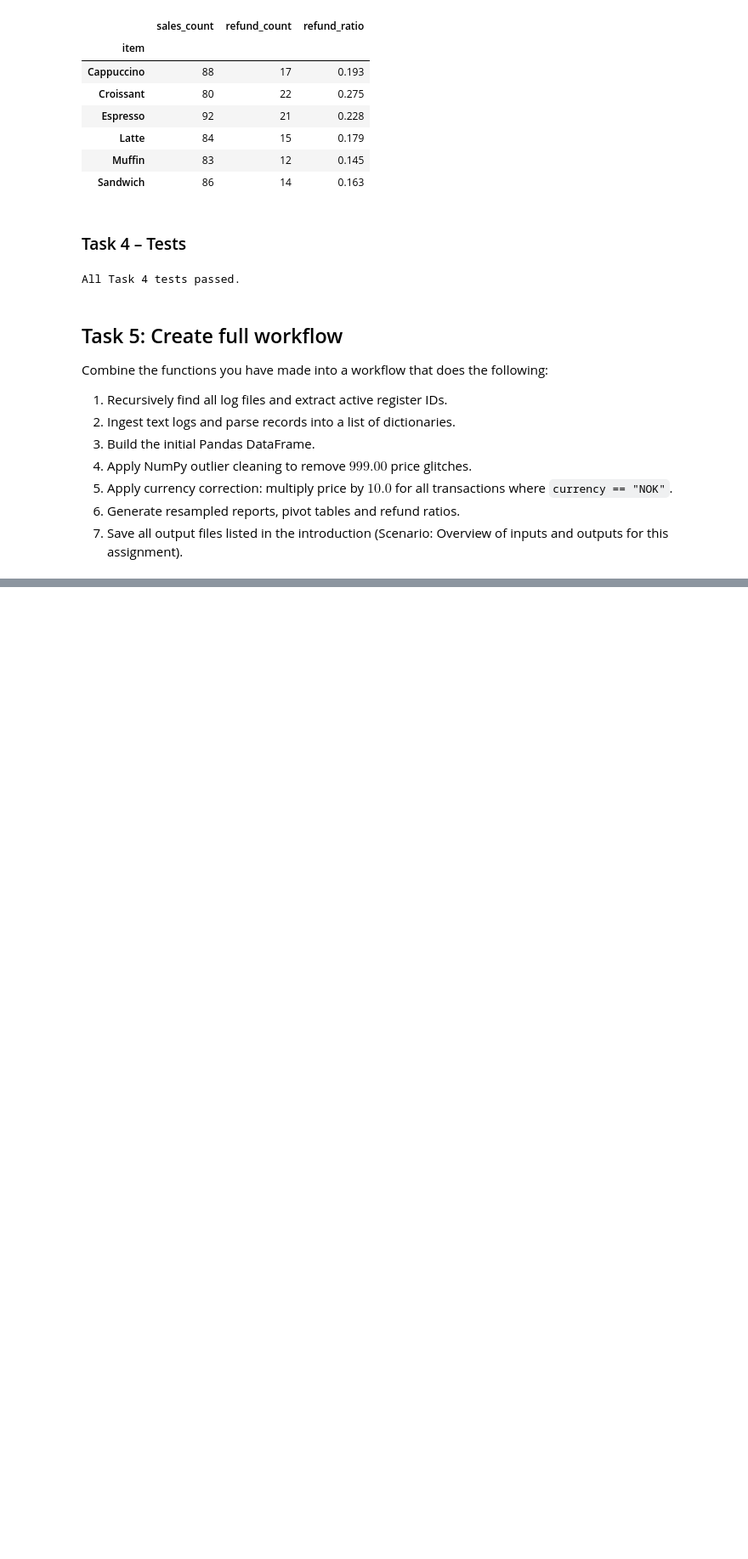
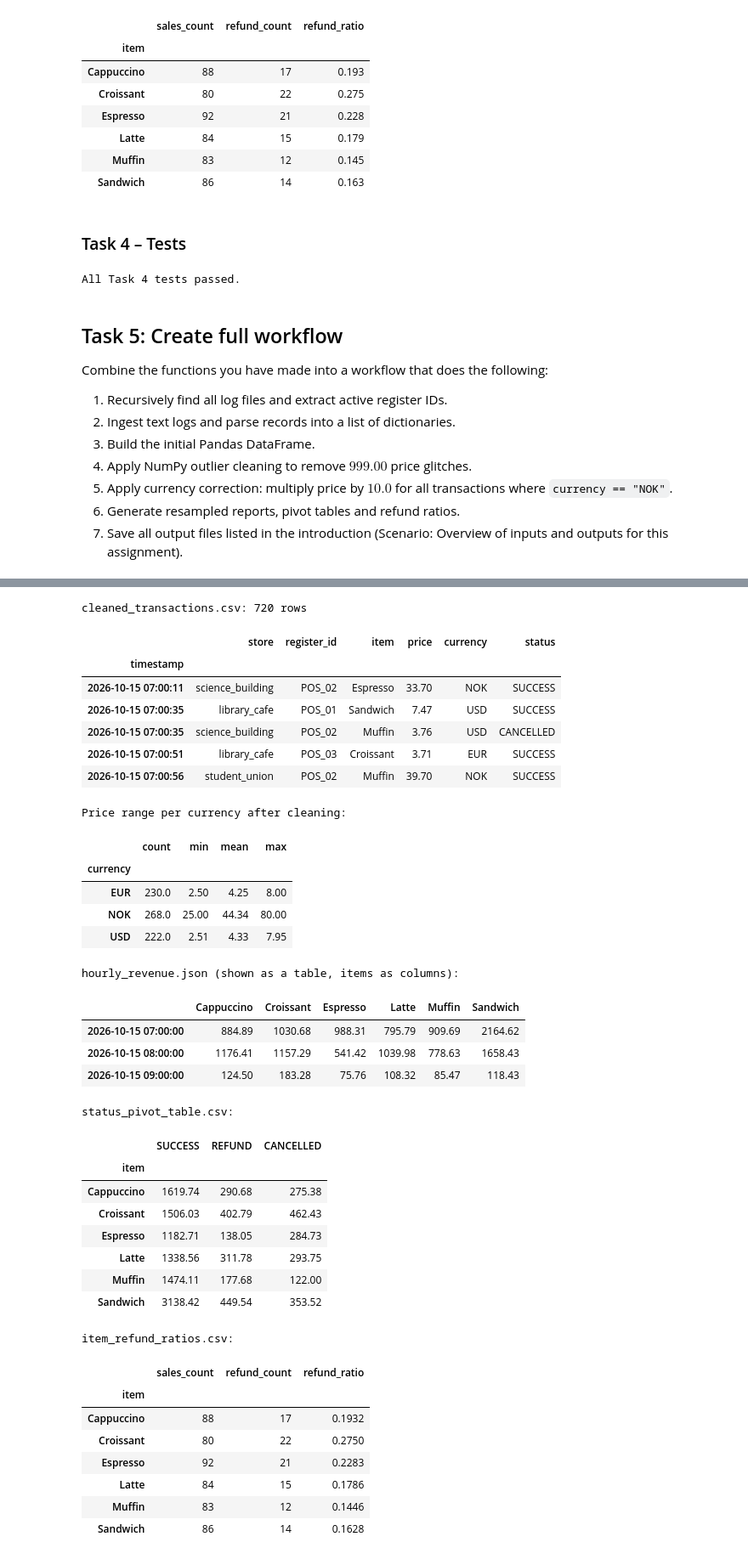
Before and after one commit to Enysv1n/inf201-deliverable2, a Jupyter notebook: deliverable_2.ipynb, the cells around one changed output, grey strips where cells are left out. Shown at 85% size. Drawn from its saved outputs; the diff is of its cells as text; code cells hidden in the pictures; blank space fills up the shorter version.

```diff
--- a/deliverable_2.ipynb
+++ b/deliverable_2.ipynb
@@ -816,0 +947,2 @@ Combine the functions you have made into a workflow that does the following:
+# %%
+results = run_pipeline()
@@ -816,0 +964,57 @@ Combine the functions you have made into a workflow that does the following:
+# %%
+paths = results["paths"]
+
+cleaned_csv = pd.read_csv(paths["cleaned_transactions"], index_col="timestamp", parse_dates=True)
+print(f"cleaned_transactions.csv: {len(cleaned_csv)} rows")
+display(cleaned_csv.head())
+print("Price range per currency after cleaning:")
+display(cleaned_csv.groupby("currency")["price"].describe()[["count", "min", "mean", "max"]].round(2))
+
+with open(paths["hourly_revenue"], encoding="utf-8") as file:
+    hourly_json = json.load(file)
+print("hourly_revenue.json (shown as a table, items as columns):")
+display(pd.DataFrame(hourly_json).fillna(0))
+
+print("status_pivot_table.csv:")
+display(pd.read_csv(paths["status_pivot_table"], index_col="item"))
+
+print("item_refund_ratios.csv:")
+display(pd.read_csv(paths["item_refund_ratios"], index_col="item"))
+# %% [output]
+cleaned_transactions.csv: 720 rows
+|  | store | register_id | item | price | currency | status |
+| timestamp |  |  |  |  |  |  |
+| 2026-10-15 07:00:11 | science_building | POS_02 | Espresso | 33.70 | NOK | SUCCESS |
+| 2026-10-15 07:00:35 | library_cafe | POS_01 | Sandwich | 7.47 | USD | SUCCESS |
+| 2026-10-15 07:00:35 | science_building | POS_02 | Muffin | 3.76 | USD | CANCELLED |
+| 2026-10-15 07:00:51 | library_cafe | POS_03 | Croissant | 3.71 | EUR | SUCCESS |
+| 2026-10-15 07:00:56 | student_union | POS_02 | Muffin | 39.70 | NOK | SUCCESS |
+Price range per currency after cleaning:
+|  | count | min | mean | max |
+| currency |  |  |  |  |
+| EUR | 230.0 | 2.50 | 4.25 | 8.00 |
+| NOK | 268.0 | 25.00 | 44.34 | 80.00 |
+| USD | 222.0 | 2.51 | 4.33 | 7.95 |
+hourly_revenue.json (shown as a table, items as columns):
+|  | Cappuccino | Croissant | Espresso | Latte | Muffin | Sandwich |
+| 2026-10-15 07:00:00 | 884.89 | 1030.68 | 988.31 | 795.79 | 909.69 | 2164.62 |
+| 2026-10-15 08:00:00 | 1176.41 | 1157.29 | 541.42 | 1039.98 | 778.63 | 1658.43 |
+| 2026-10-15 09:00:00 | 124.50 | 183.28 | 75.76 | 108.32 | 85.47 | 118.43 |
+status_pivot_table.csv:
+|  | SUCCESS | REFUND | CANCELLED |
+| item |  |  |  |
+| Cappuccino | 1619.74 | 290.68 | 275.38 |
+| Croissant | 1506.03 | 402.79 | 462.43 |
+| Espresso | 1182.71 | 138.05 | 284.73 |
+| Latte | 1338.56 | 311.78 | 293.75 |
+| Muffin | 1474.11 | 177.68 | 122.00 |
+| Sandwich | 3138.42 | 449.54 | 353.52 |
+item_refund_ratios.csv:
+|  | sales_count | refund_count | refund_ratio |
+| item |  |  |  |
+| Cappuccino | 88 | 17 | 0.1932 |
+| Croissant | 80 | 22 | 0.2750 |
+| Espresso | 92 | 21 | 0.2283 |
+| Latte | 84 | 15 | 0.1786 |
+| Muffin | 83 | 12 | 0.1446 |
+| Sandwich | 86 | 14 | 0.1628 |
```
Also changed, not shown: parts of 8 cells of this notebook, 4 other files.
